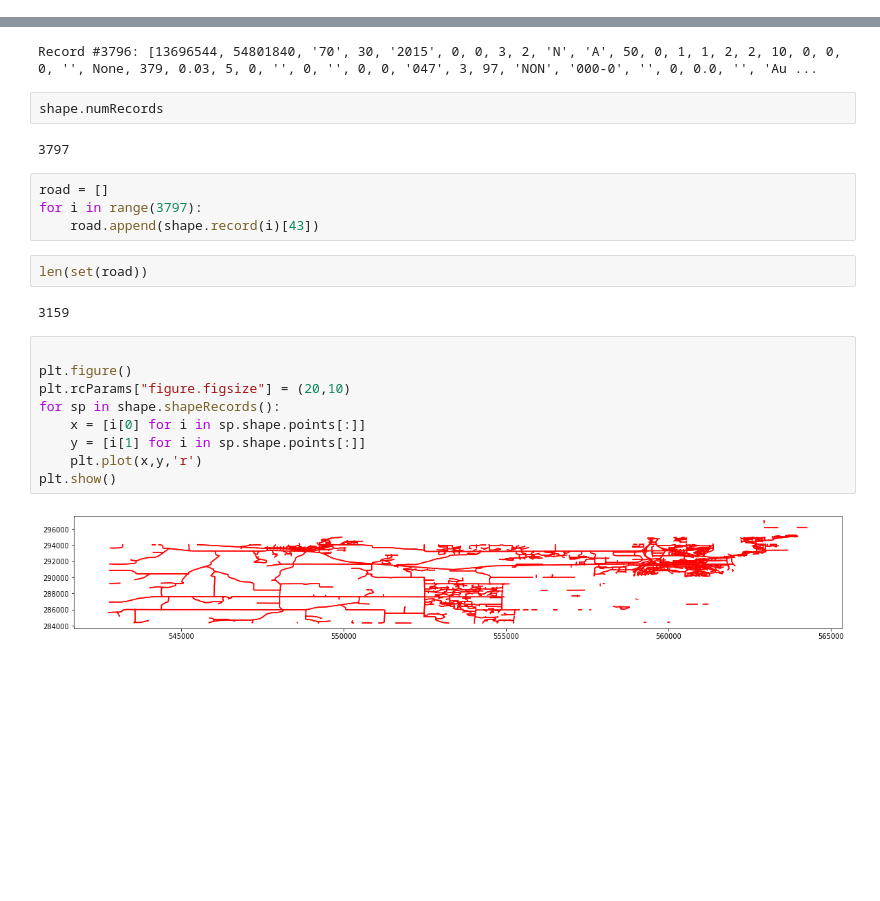
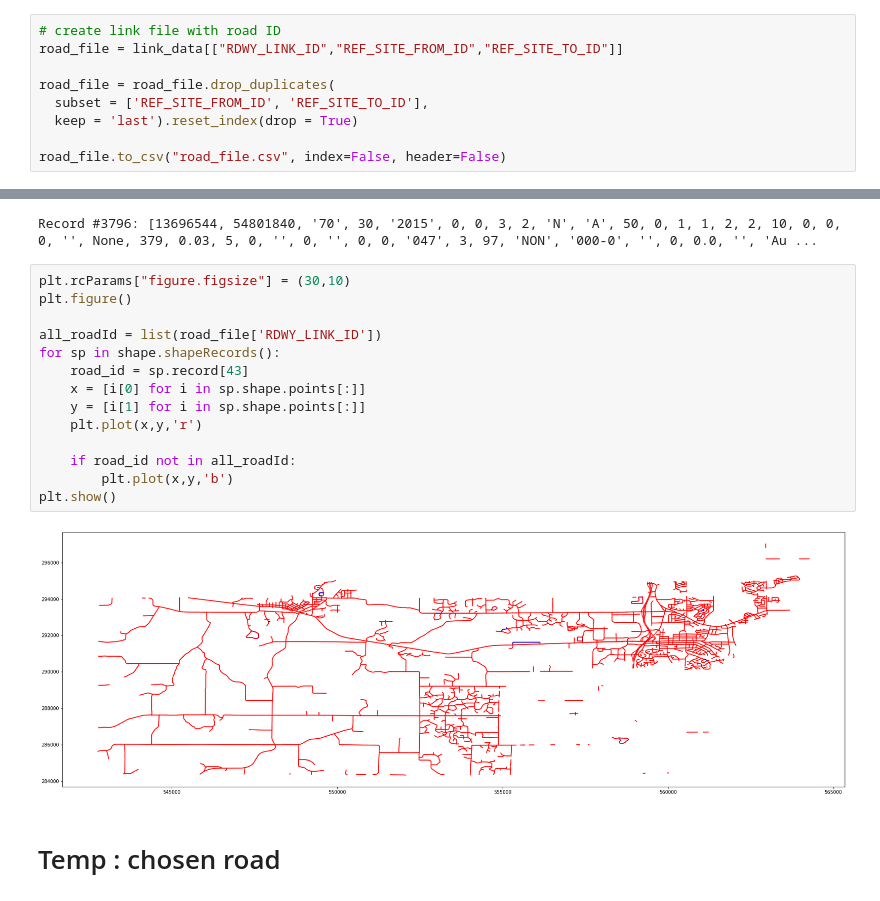
Before and after one commit to WalterLu3/Transportation, a Jupyter notebook: extract_road_data.ipynb, the cells around one changed output, grey strips where cells are left out. Saved outputs shown, nothing was run; the diff lists cells and outputs as text; blank space fills up the shorter version.

```diff
--- a/extract_road_data.ipynb
+++ b/extract_road_data.ipynb
@@ -90,0 +41,9 @@ link_file['REF_SITE_TO_ID'].tolist()
+# %%
+# create link file with road ID
+road_file = link_data[["RDWY_LINK_ID","REF_SITE_FROM_ID","REF_SITE_TO_ID"]]
+
+road_file = road_file.drop_duplicates(
+  subset = ['REF_SITE_FROM_ID', 'REF_SITE_TO_ID'],
+  keep = 'last').reset_index(drop = True)
+
+road_file.to_csv("road_file.csv", index=False, header=False)
@@ -125,26 +80,21 @@ print(first)
 shape.record(3796)
 # %% [output]
 Record #3796: [13696544, 54801840, '70', 30, '2015', 0, 0, 3, 2, 'N', 'A', 50, 0, 1, 1, 2, 2, 10, 0, 0, 0, '', None, 379, 0.03, 5, 0, '', 0, '', 0, 0, '047', 3, 97, 'NON', '000-0', '', 0, 0.0, '', 'Au ...
-# %%
-shape.numRecords
-# %% [output]
-3797
-# %%
-road = []
-for i in range(3797):
-    road.append(shape.record(i)[43])
-# %%
-len(set(road))
-# %% [output]
-3159
 # %%
+plt.rcParams["figure.figsize"] = (30,10)
+plt.figure()
 
-plt.figure()
-plt.rcParams["figure.figsize"] = (20,10)
+all_roadId = list(road_file['RDWY_LINK_ID'])
 for sp in shape.shapeRecords():
+    road_id = sp.record[43]
     x = [i[0] for i in sp.shape.points[:]]
     y = [i[1] for i in sp.shape.points[:]]
     plt.plot(x,y,'r')
+
+    if road_id not in all_roadId:
+        plt.plot(x,y,'b')
 plt.show()
 # %% [output]
-[figure, old version]
+[figure, new version]
+# %% [markdown]
+# Temp : chosen road
```
Also changed, not shown: parts of 18 cells of this notebook, 2 other files.
